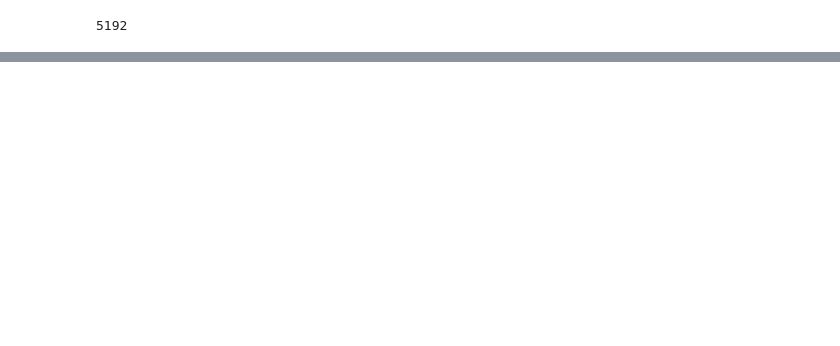
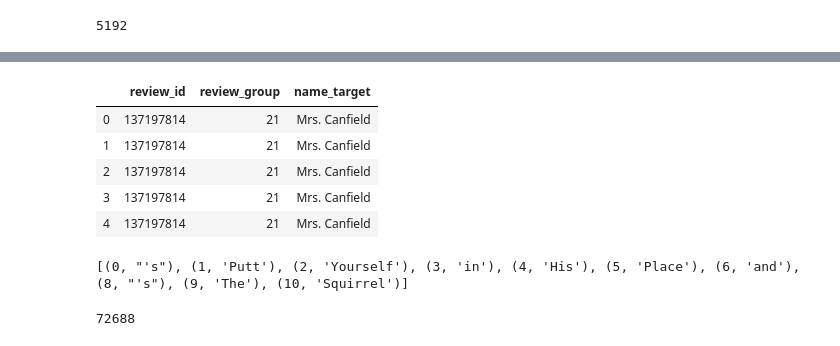
Before and after one commit to mjlavin80/aps_review_classification, a Jupyter notebook: jupyter_notebooks/author_collocations2.ipynb, the cells around one changed output, grey strips where cells are left out. Cells and saved outputs as stored; diff of their text form; code cells hidden in the pictures; blank space fills up the shorter version.

Commit message:
finally got the data in an easy to read formattt

```diff
--- a/jupyter_notebooks/author_collocations2.ipynb
+++ b/jupyter_notebooks/author_collocations2.ipynb
@@ -435,0 +311,15 @@ mi_array = mutual_info_classif(feature_df, targ_array)
+# %%
+lst_col = 'all_coll'
+# %%
+split_colls_df = pd.DataFrame({
+      col:np.repeat(temp[col].values, temp[lst_col].str.len())
+      for col in temp.columns.drop(lst_col)})
+# %%
+split_colls_df.head()
+# %% [output]
+|  | review_id | review_group | name_target |
+| 0 | 137197814 | 21 | Mrs. Canfield |
+| 1 | 137197814 | 21 | Mrs. Canfield |
+| 2 | 137197814 | 21 | Mrs. Canfield |
+| 3 | 137197814 | 21 | Mrs. Canfield |
+| 4 | 137197814 | 21 | Mrs. Canfield |
@@ -435,0 +330,8 @@ mi_array = mutual_info_classif(feature_df, targ_array)
+# %%
+person_colls[:10]
+# %% [output]
+[(0, "'s"), (1, 'Putt'), (2, 'Yourself'), (3, 'in'), (4, 'His'), (5, 'Place'), (6, 'and'), (8, "'s"), (9, 'The'), (10, 'Squirrel')]
+# %%
+len(person_colls)
+# %% [output]
+72688
```
Also changed, not shown: parts of 89 cells of this notebook, 1 other file.
